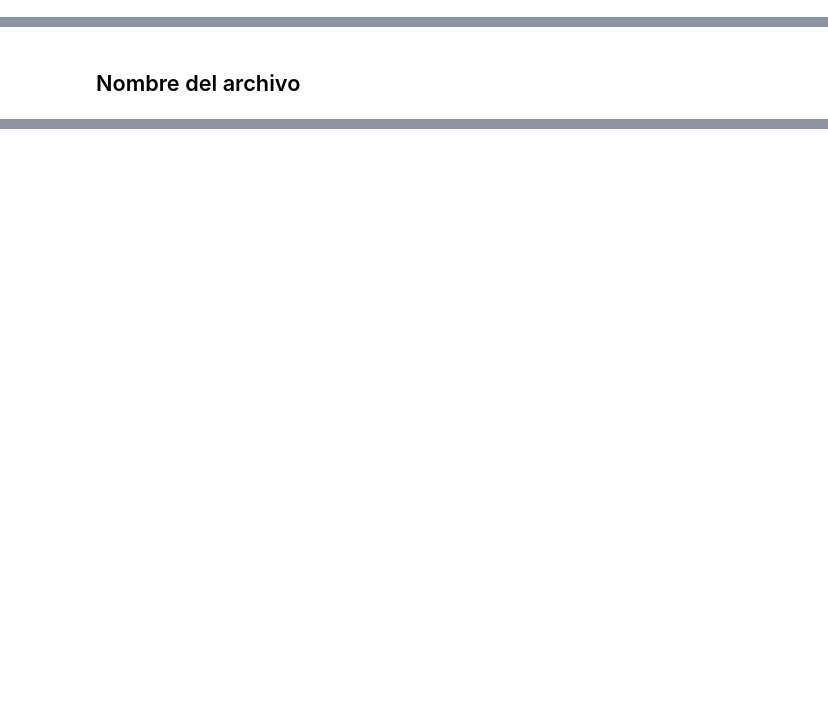
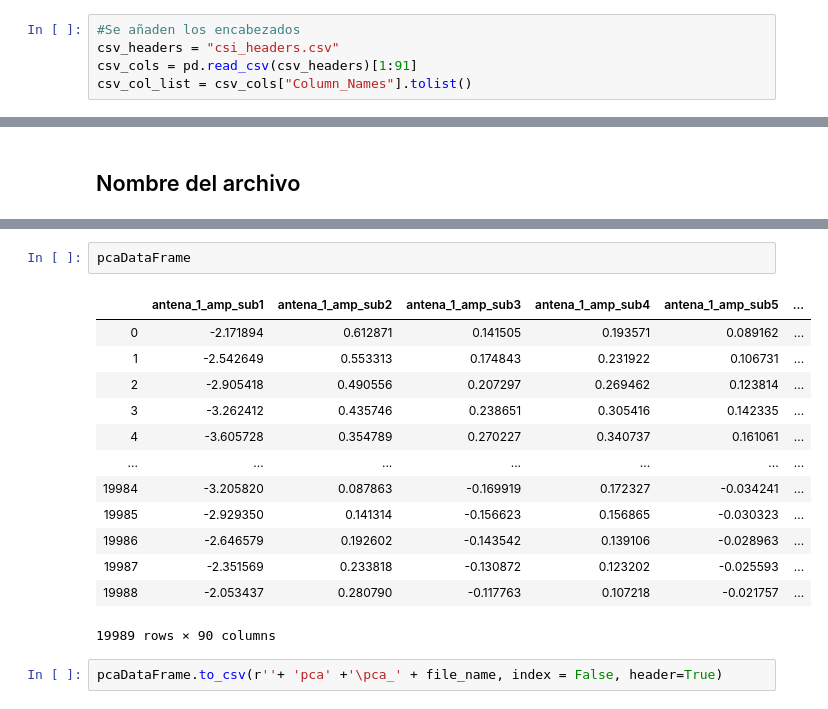
Before and after one commit to RevanTIE/WIFIALR, a Jupyter notebook: PCA_STFT_visualize.ipynb, the cells around one changed output, grey strips where cells are left out. Saved outputs shown, nothing was run; the diff lists cells and outputs as text; blank space fills up the shorter version.

```diff
--- a/PCA_STFT_visualize.ipynb
+++ b/PCA_STFT_visualize.ipynb
@@ -177 +196,6 @@ folder_name = splitted[-2]
 file_name = splitted[-1]
+# %%
+#Se añaden los encabezados
+csv_headers = "csi_headers.csv"
+csv_cols = pd.read_csv(csv_headers)[1:91]
+csv_col_list = csv_cols["Column_Names"].tolist()
@@ -190,0 +230,18 @@ visualize(path1 = folder_name + "/" + file_name)
+# %%
+pcaDataFrame
+# %% [output]
+|  | antena_1_amp_sub1 | antena_1_amp_sub2 | antena_1_amp_sub3 | antena_1_amp_sub4 | antena_1_amp_sub5 | ... |
+| 0 | -2.171894 | 0.612871 | 0.141505 | 0.193571 | 0.089162 | ... |
+| 1 | -2.542649 | 0.553313 | 0.174843 | 0.231922 | 0.106731 | ... |
+| 2 | -2.905418 | 0.490556 | 0.207297 | 0.269462 | 0.123814 | ... |
+| 3 | -3.262412 | 0.435746 | 0.238651 | 0.305416 | 0.142335 | ... |
+| 4 | -3.605728 | 0.354789 | 0.270227 | 0.340737 | 0.161061 | ... |
+| ... | ... | ... | ... | ... | ... | ... |
+| 19984 | -3.205820 | 0.087863 | -0.169919 | 0.172327 | -0.034241 | ... |
+| 19985 | -2.929350 | 0.141314 | -0.156623 | 0.156865 | -0.030323 | ... |
+| 19986 | -2.646579 | 0.192602 | -0.143542 | 0.139106 | -0.028963 | ... |
+| 19987 | -2.351569 | 0.233818 | -0.130872 | 0.123202 | -0.025593 | ... |
+| 19988 | -2.053437 | 0.280790 | -0.117763 | 0.107218 | -0.021757 | ... |
+19989 rows × 90 columns
+# %%
+pcaDataFrame.to_csv(r''+ 'pca' +'\pca_' + file_name, index = False, header=True)
```
Also changed, not shown: parts of 7 cells of this notebook, 36 other files.
